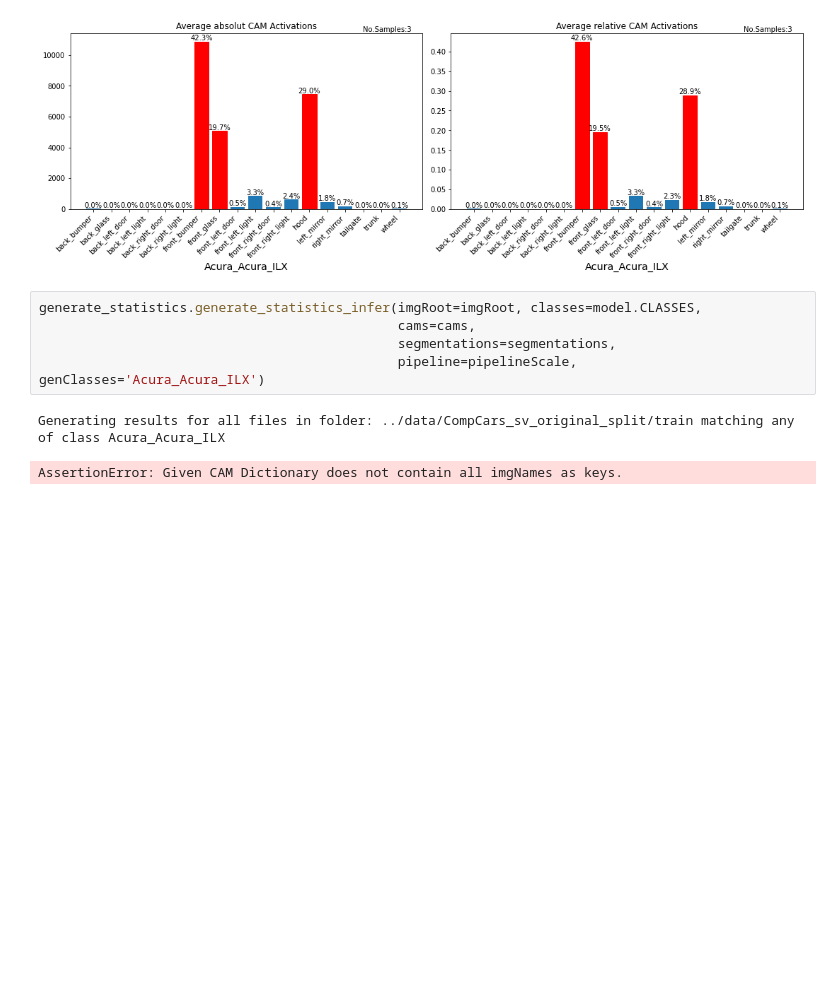
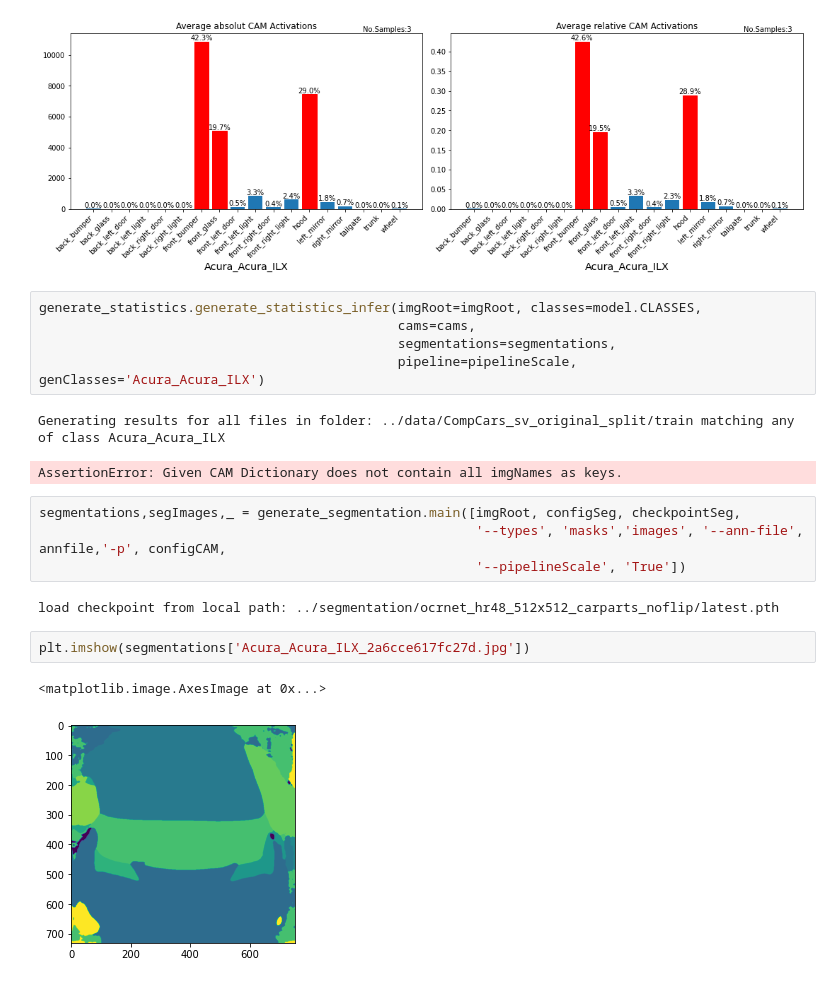
Before and after one commit to L1nusB/XAI-Vehicle-Classification, a Jupyter notebook: notebooks/SegmentationWork.ipynb, the cells around one changed output. Drawn from its saved outputs; the diff is of its cells as text; blank space fills up the shorter version.

Commit message:
Pipeline Support generateSegmentation

```diff
--- a/notebooks/SegmentationWork.ipynb
+++ b/notebooks/SegmentationWork.ipynb
@@ -150,3 +145,14 @@ generate_statistics.generate_statistics_infer(imgRoot=imgRoot, classes=model.CLA
 # %% [output]
 Generating results for all files in folder: ../data/CompCars_sv_original_split/train matching any of class Acura_Acura_ILX
 AssertionError: Given CAM Dictionary does not contain all imgNames as keys.
+# %%
+segmentations,segImages,_ = generate_segmentation.main([imgRoot, configSeg, checkpointSeg,
+                                                        '--types', 'masks','images', '--ann-file', annfile,'-p', configCAM,
+                                                        '--pipelineScale', 'True'])
+# %% [output]
+load checkpoint from local path: ../segmentation/ocrnet_hr48_512x512_carparts_noflip/latest.pth
+# %%
+plt.imshow(segmentations['Acura_Acura_ILX_2a6cce617fc27d.jpg'])
+# %% [output]
+<matplotlib.image.AxesImage at 0x...>
+[figure, added]
```
Also changed, not shown: parts of 4 cells of this notebook, 2 other files.
